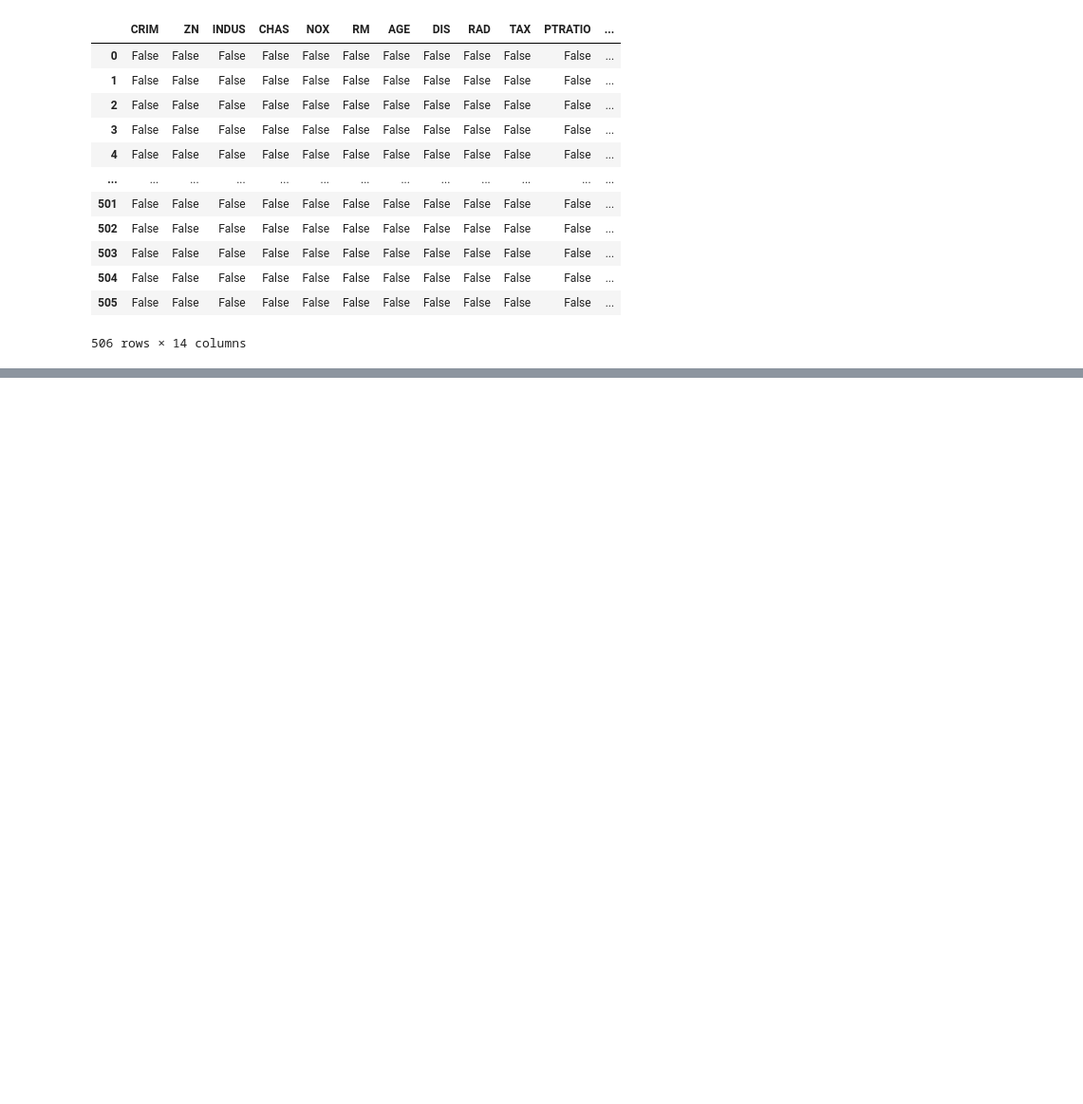
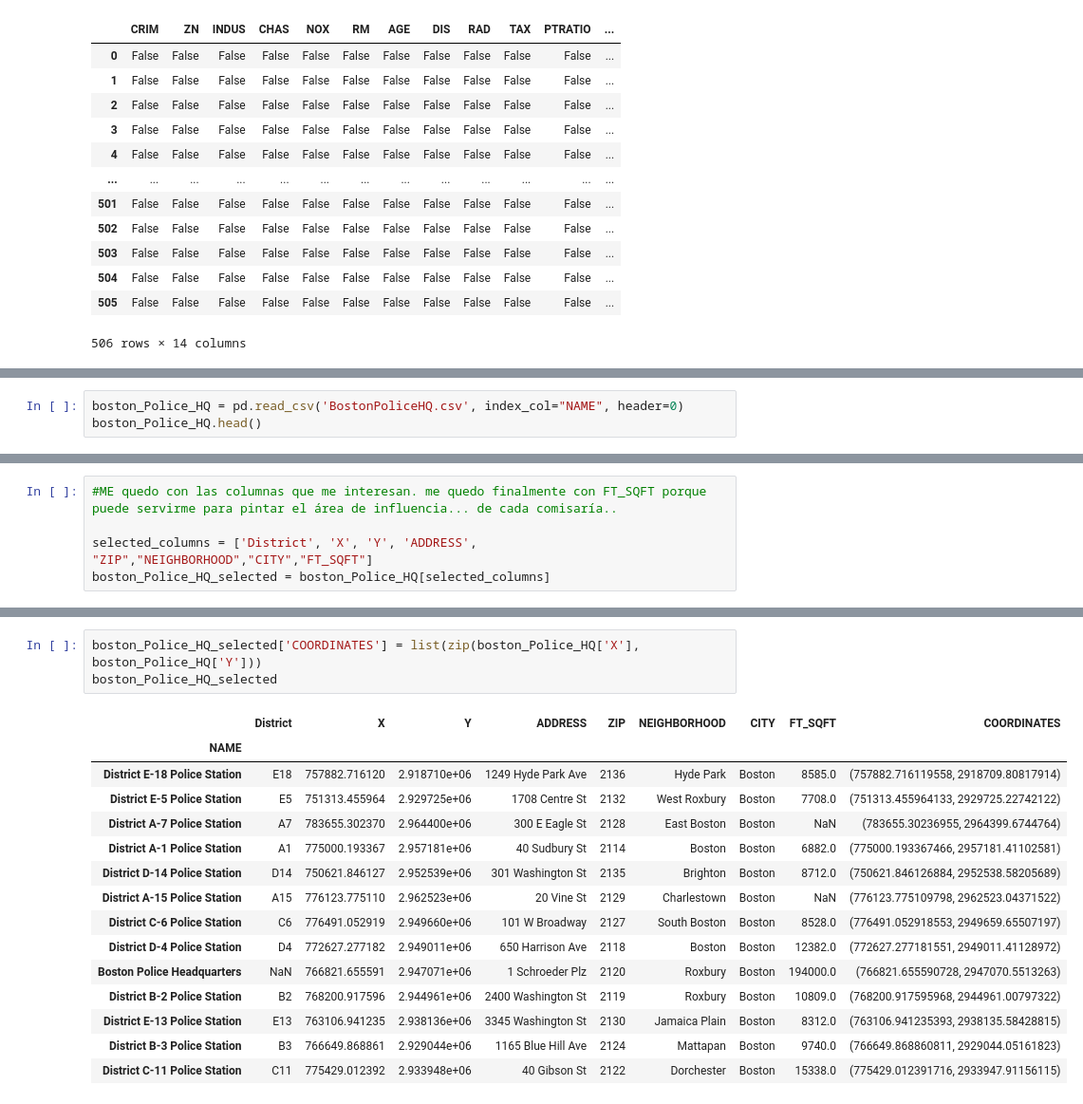
Before and after one commit to Milows/BostonHousePricing, a Jupyter notebook: Notebooks/JuanAzpiazu.ipynb, the cells around one changed output, grey strips where cells are left out. Shown at 95% size. Saved outputs shown, nothing was run; the diff lists cells and outputs as text; blank space fills up the shorter version.

```diff
--- a/Notebooks/JuanAzpiazu.ipynb
+++ b/Notebooks/JuanAzpiazu.ipynb
@@ -44,0 +189,3 @@ boston_df.isna()
+# %%
+boston_Police_HQ = pd.read_csv('BostonPoliceHQ.csv', index_col="NAME", header=0)
+boston_Police_HQ.head()
@@ -44,0 +200,5 @@ boston_df.isna()
+# %%
+#ME quedo con las columnas que me interesan. me quedo finalmente con FT_SQFT porque puede servirme para pintar el área de influencia... de cada comisaría..
+
+selected_columns = ['District', 'X', 'Y', 'ADDRESS', "ZIP","NEIGHBORHOOD","CITY","FT_SQFT"]
+boston_Police_HQ_selected = boston_Police_HQ[selected_columns]
@@ -44,0 +261,19 @@ boston_df.isna()
+# %%
+boston_Police_HQ_selected['COORDINATES'] = list(zip(boston_Police_HQ['X'], boston_Police_HQ['Y']))
+boston_Police_HQ_selected
+# %% [output]
+|  | District | X | Y | ADDRESS | ZIP | NEIGHBORHOOD | CITY | FT_SQFT | COORDINATES |
+| NAME |  |  |  |  |  |  |  |  |  |
+| District E-18 Police Station | E18 | 757882.716120 | 2.918710e+06 | 1249 Hyde Park Ave | 2136 | Hyde Park | Boston | 8585.0 | (757882.716119558, 2918709.80817914) |
+| District E-5 Police Station | E5 | 751313.455964 | 2.929725e+06 | 1708 Centre St | 2132 | West Roxbury | Boston | 7708.0 | (751313.455964133, 2929725.22742122) |
+| District A-7 Police Station | A7 | 783655.302370 | 2.964400e+06 | 300 E Eagle St | 2128 | East Boston | Boston | NaN | (783655.30236955, 2964399.6744764) |
+| District A-1 Police Station | A1 | 775000.193367 | 2.957181e+06 | 40 Sudbury St | 2114 | Boston | Boston | 6882.0 | (775000.193367466, 2957181.41102581) |
+| District D-14 Police Station | D14 | 750621.846127 | 2.952539e+06 | 301 Washington St | 2135 | Brighton | Boston | 8712.0 | (750621.846126884, 2952538.58205689) |
+| District A-15 Police Station | A15 | 776123.775110 | 2.962523e+06 | 20 Vine St | 2129 | Charlestown | Boston | NaN | (776123.775109798, 2962523.04371522) |
+| District C-6 Police Station | C6 | 776491.052919 | 2.949660e+06 | 101 W Broadway | 2127 | South Boston | Boston | 8528.0 | (776491.052918553, 2949659.65507197) |
+| District D-4 Police Station | D4 | 772627.277182 | 2.949011e+06 | 650 Harrison Ave | 2118 | Boston | Boston | 12382.0 | (772627.277181551, 2949011.41128972) |
+| Boston Police Headquarters | NaN | 766821.655591 | 2.947071e+06 | 1 Schroeder Plz | 2120 | Roxbury | Boston | 194000.0 | (766821.655590728, 2947070.5513263) |
+| District B-2 Police Station | B2 | 768200.917596 | 2.944961e+06 | 2400 Washington St | 2119 | Roxbury | Boston | 10809.0 | (768200.917595968, 2944961.00797322) |
+| District E-13 Police Station | E13 | 763106.941235 | 2.938136e+06 | 3345 Washington St | 2130 | Jamaica Plain | Boston | 8312.0 | (763106.941235393, 2938135.58428815) |
+| District B-3 Police Station | B3 | 766649.868861 | 2.929044e+06 | 1165 Blue Hill Ave | 2124 | Mattapan | Boston | 9740.0 | (766649.868860811, 2929044.05161823) |
+| District C-11 Police Station | C11 | 775429.012392 | 2.933948e+06 | 40 Gibson St | 2122 | Dorchester | Boston | 15338.0 | (775429.012391716, 2933947.91156115) |
```
Also changed, not shown: parts of 44 cells of this notebook, 6 other files.
